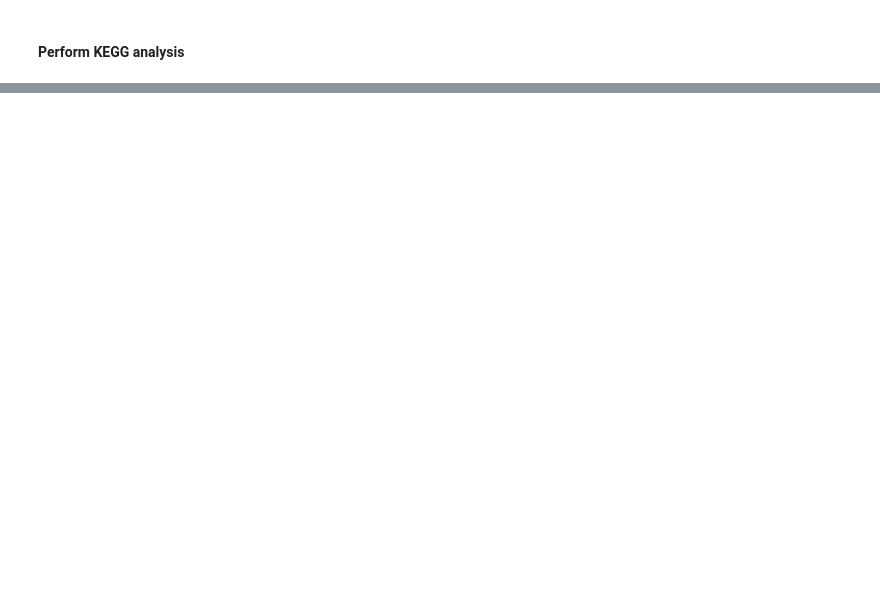
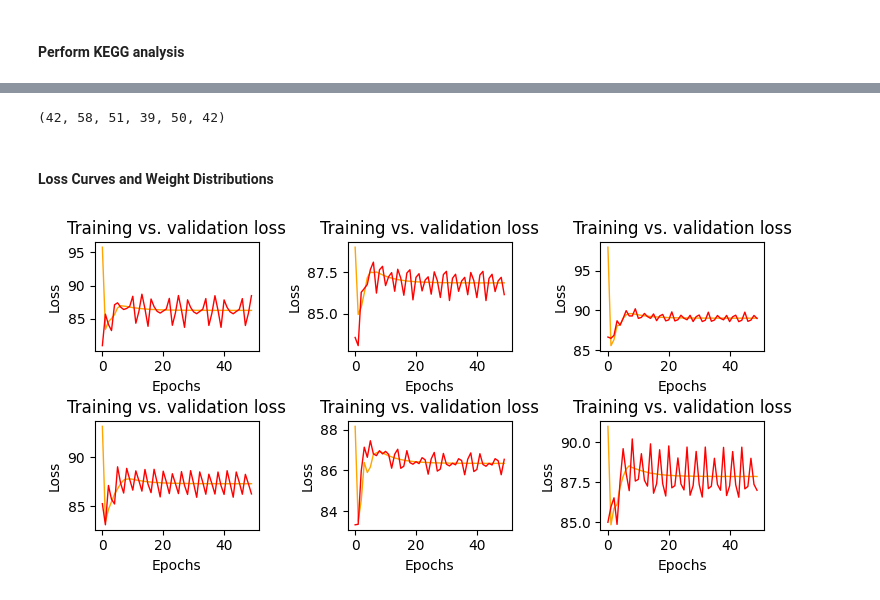
Before and after one commit to Mukundan-T/seqADAGE, a Jupyter notebook: Py/muk_transfer_learning/Mukundan_sA_ecmg_tl.ipynb, the cells around one changed output, grey strips where cells are left out. Saved outputs shown, nothing was run; the diff lists cells and outputs as text; code cells hidden in the pictures; blank space fills up the shorter version.

```diff
--- a/Py/muk_transfer_learning/Mukundan_sA_ecmg_tl.ipynb
+++ b/Py/muk_transfer_learning/Mukundan_sA_ecmg_tl.ipynb
@@ -938,0 +1064,61 @@ Text(0, 0.5, 'Signatures with pathways')
+# %%
+# Inspect number of pathways captured by best models
+len(path_info[3]), len(path_info[19]), len(path_info[13]), len(path_info[12]), len(path_info[14]), len(path_info[5])
+# %% [output]
+(42, 58, 51, 39, 50, 42)
+# %%
+# Save the best models
+i = 1
+for seed in [3, 19, 13, 12, 14, 5]:
+  sa_objs[seed].autoencoder.save(
+    f'/content/drive/My Drive/Comp-Bio-Projs-S26/data/muk-in-use/ec_sa_best_foldseek_model_{i}.keras'
+  )
+  i += 1
+# %%
+# Save KEGG enrichment matrices for best models
+i = 1
+for seed in [3, 19, 13, 12, 14, 5]:
+  kegg_dfs[seed].to_csv(
+    f'/content/drive/MyDrive/Comp-Bio-Projs-S26/data/muk-in-use/ec_sa_kegg_ps_foldseek_{i}.csv',
+  )
+  i += 1
+# %% [markdown]
+#### Loss Curves and Weight Distributions
+# %%
+# Plot loss curves
+fig, ax = plt.subplots(2, 3, figsize = (8, 4))
+fig.tight_layout(pad = 3.0)
+
+seeds = [3, 19, 13, 12, 14, 5]
+for i in range(2):
+  for j in range(3):
+    # Get current index
+    curr_seed = seeds[3*i + j]
+
+    # Plot training loss
+    ax[i, j].plot(
+      range(50),
+      transfer_models[curr_seed].loss,
+      linewidth = 1,
+      markersize = 2,
+      color = 'orange',
+      label = 'Training loss'
+    )
+
+    # Plot validation loss
+    ax[i, j].plot(
+      range(50),
+      transfer_models[curr_seed].val_loss,
+      linewidth = 1,
+      markersize = 2,
+      color = 'red',
+      label = 'Validation loss'
+    )
+
+    ax[i, j].set(
+      title = 'Training vs. validation loss',
+      xlabel = 'Epochs',
+      ylabel = 'Loss'
+    )
+# %% [output]
+[figure, added]
```
Also changed, not shown: parts of 21 cells of this notebook.
